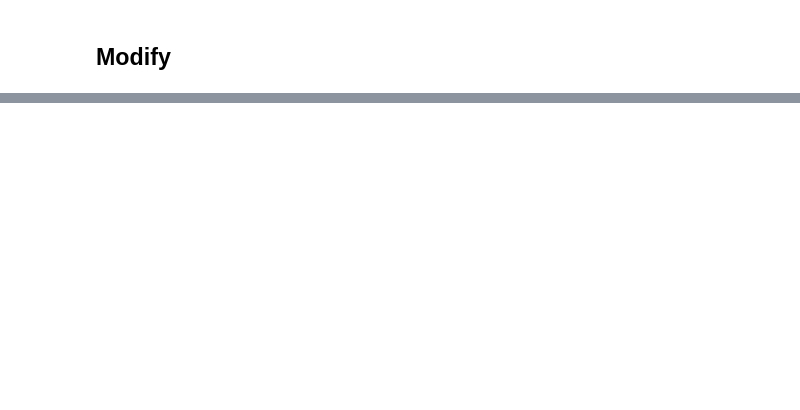
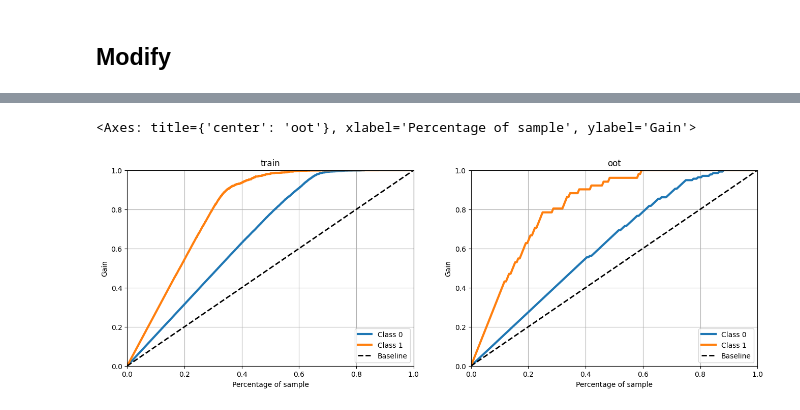
Before and after one commit to abasilio91/ml-teomewhy-gc, a Jupyter notebook: src/modeling.ipynb, the cells around one changed output, grey strips where cells are left out. Cells and saved outputs as stored; diff of their text form; code cells hidden in the pictures; blank space fills up the shorter version.

```diff
--- a/src/modeling.ipynb
+++ b/src/modeling.ipynb
@@ -227,0 +251,8 @@ skplt.metrics.plot_lift_curve(y_test, y_probas)
+# %%
+fig, ax = plt.subplots(1,2, figsize=(16,5))
+
+skplt.metrics.plot_cumulative_gain(y_test, y_probas, title='train', ax=ax[0])
+skplt.metrics.plot_cumulative_gain(df_oot[target], y_probas_oot, title='oot', ax=ax[1])
+# %% [output]
+<Axes: title={'center': 'oot'}, xlabel='Percentage of sample', ylabel='Gain'>
+[figure, added]
```
Also changed, not shown: parts of 19 cells of this notebook.
